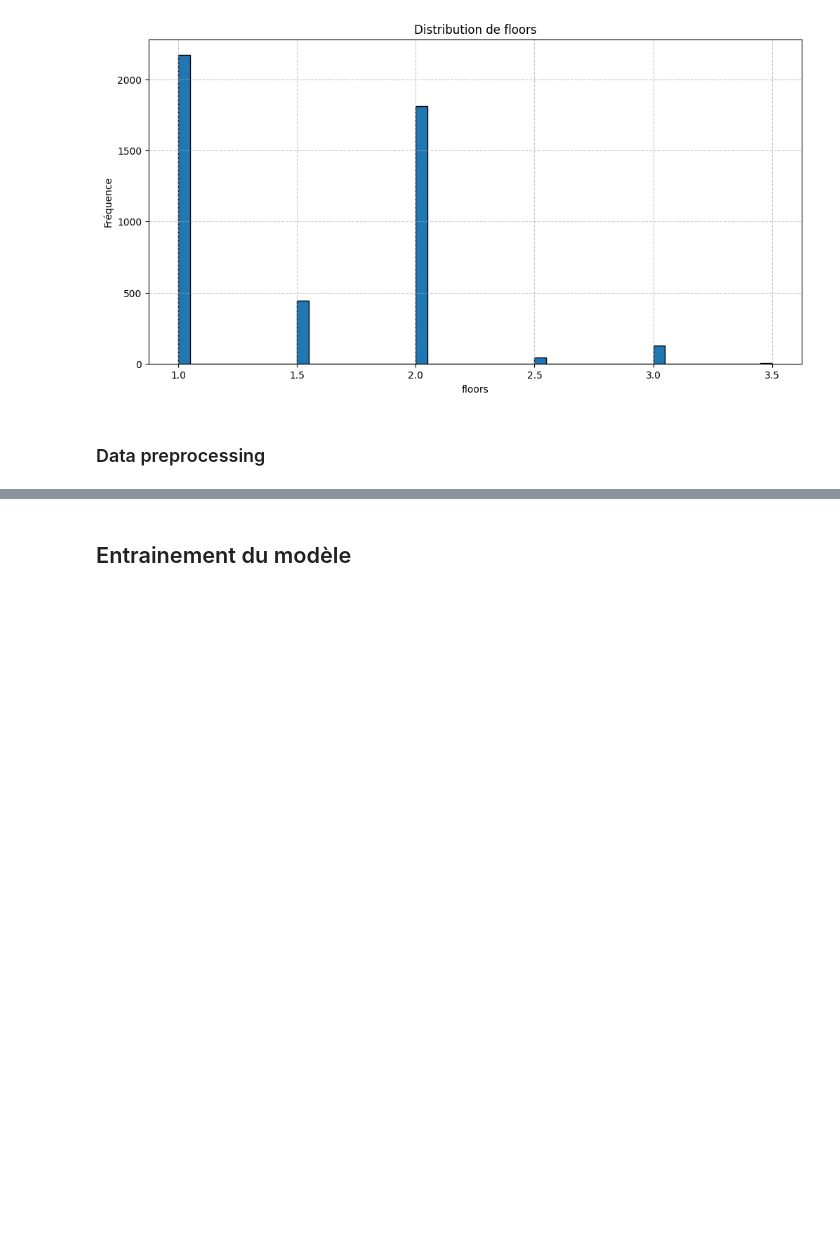
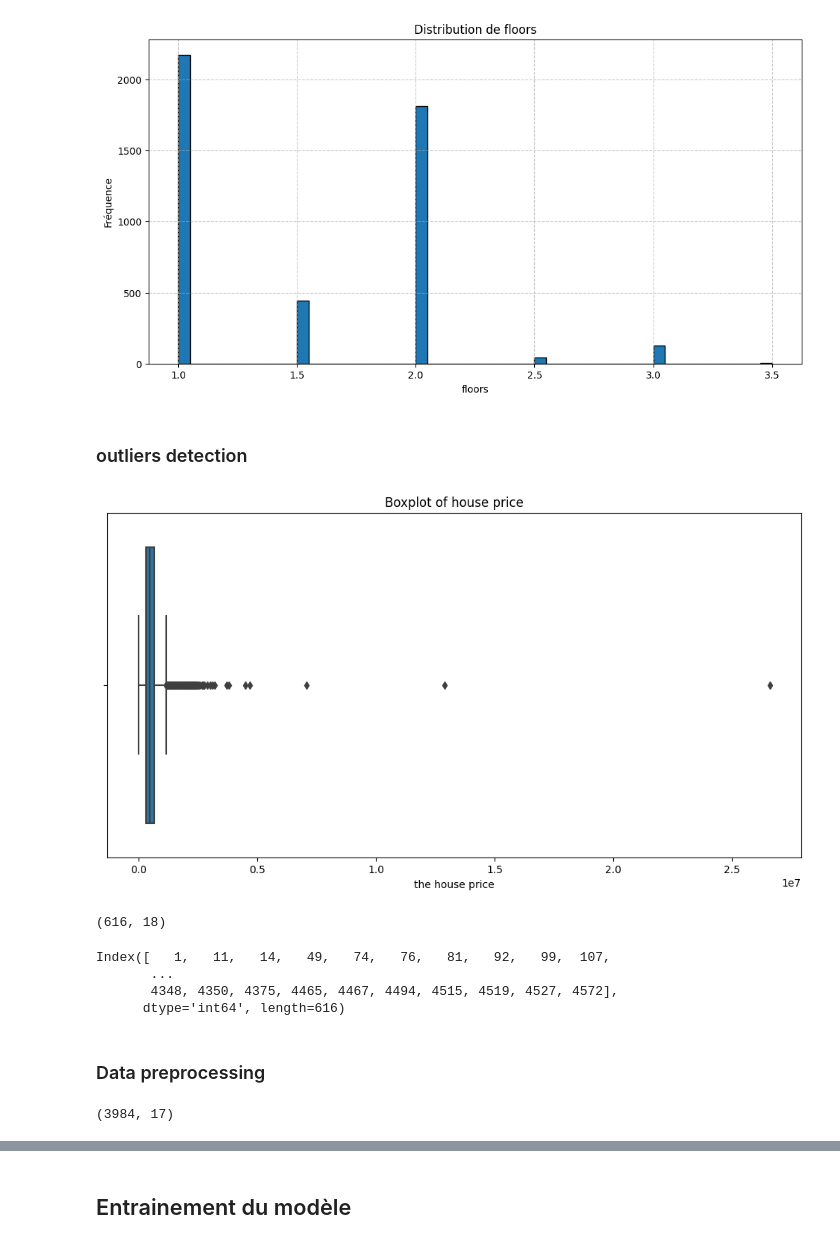
Before and after one commit to Nanavalona/house_price_prediction, a Jupyter notebook: main.ipynb, the cells around one changed output, grey strips where cells are left out. Drawn from its saved outputs; the diff is of its cells as text; code cells hidden in the pictures; blank space fills up the shorter version.

```diff
--- a/main.ipynb
+++ b/main.ipynb
@@ -175,5 +207,34 @@ plt.grid(True, linestyle='--', alpha=0.7)
 plt.show()
 # %% [output]
 [figure]
+# %% [markdown]
+### outliers detection
+# %%
+plt.figure(figsize=(12,6))
+sns.boxplot(data=df,x='price')
+plt.xlabel('the house price')
+plt.title('Boxplot of house price')
+plt.show()
+# %% [output]
+[figure, added]
+# %%
+def detect_outliers_iqr (data,column):
+    Q1=data[column].quantile(0.25)
+    Q3=data[column].quantile(0.75)
+    IQR=Q3-Q1
+    lower_bound=Q1-1.5*IQR
+    upper_bound=Q1+1.5*IQR
+    return data[(data[column]<lower_bound)|(data[column]>upper_bound)]
+outliers=detect_outliers_iqr(df,'price')
+print(outliers.shape)
+# %% [output]
+(616, 18)
+# %%
+outliers.index
+# %% [output]
+Index([   1,   11,   14,   49,   74,   76,   81,   92,   99,  107,
+       ...
+       4348, 4350, 4375, 4465, 4467, 4494, 4515, 4519, 4527, 4572],
+      dtype='int64', length=616)
 # %% [markdown]
 ### Data preprocessing
@@ -181,0 +245,4 @@ df=df.drop('date',axis=1)
+# %%
+df.shape
+# %% [output]
+(3984, 17)
```
Also changed, not shown: parts of 24 cells of this notebook.
